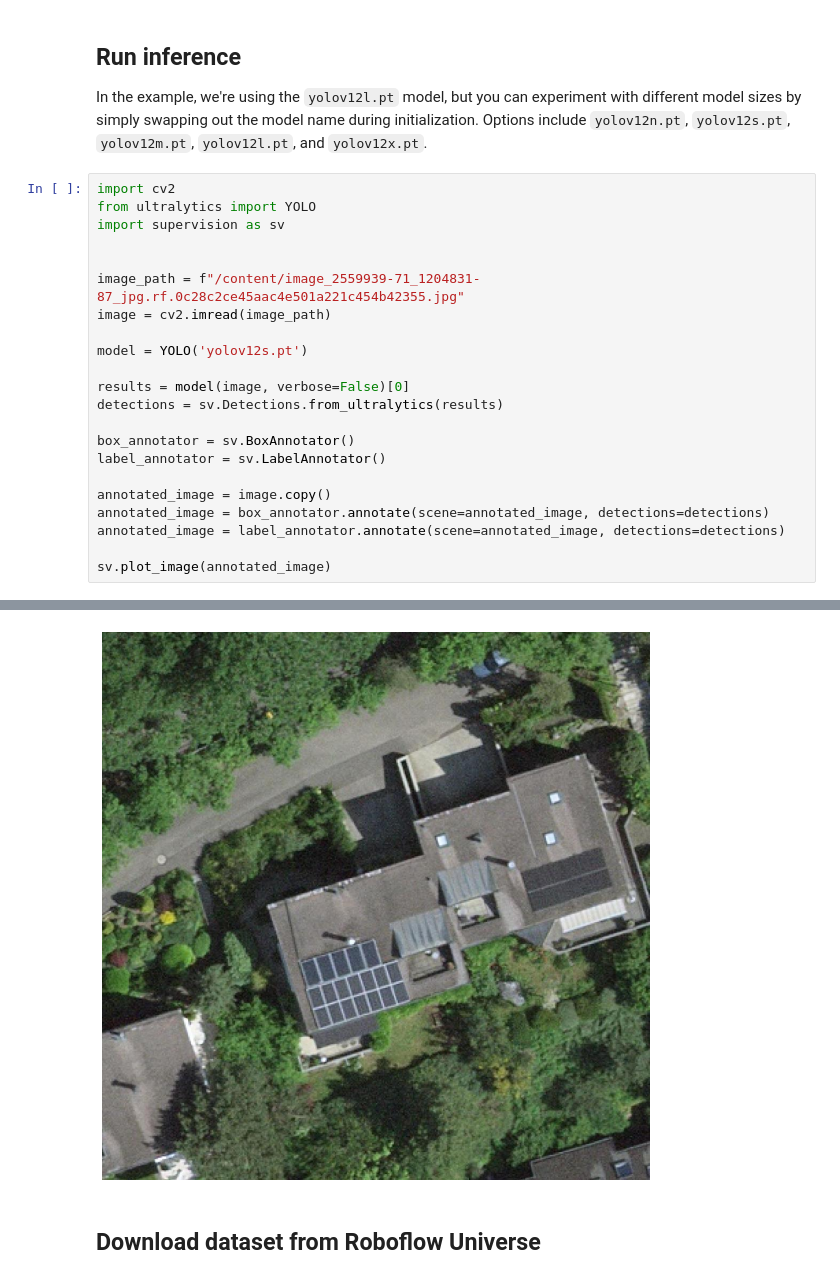
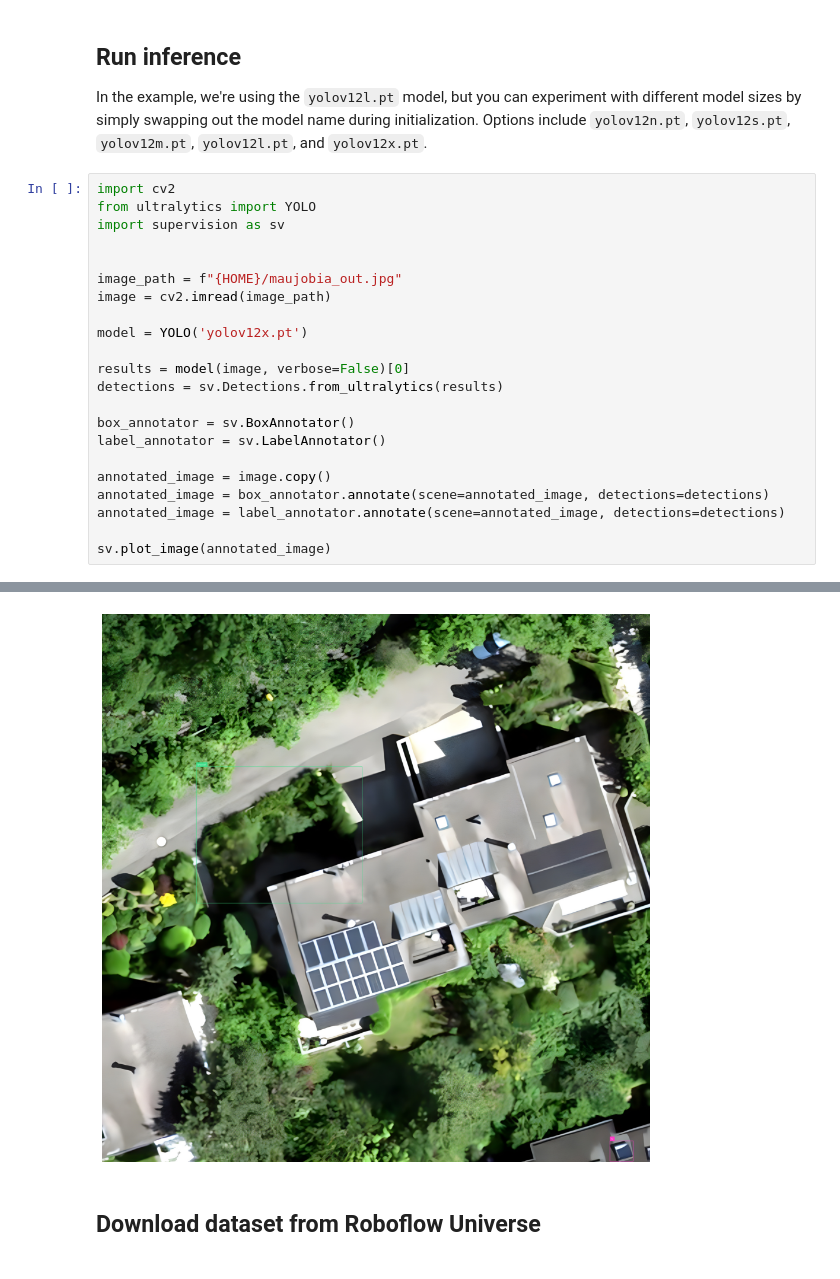
Before and after one commit to ssatouyev/SubsidiesCrawler, a Jupyter notebook: notebooks/train-yolov12-object-detection-model.ipynb, the cells around one changed output, grey strips where cells are left out. Cells and saved outputs as stored; diff of their text form.

```diff
--- a/notebooks/train-yolov12-object-detection-model.ipynb
+++ b/notebooks/train-yolov12-object-detection-model.ipynb
@@ -109,10 +137,10 @@ from ultralytics import YOLO
 import supervision as sv
 
 
-image_path = f"/content/image_2559939-71_1204831-87_jpg.rf.0c28c2ce45aac4e501a221c454b42355.jpg"
+image_path = f"{HOME}/maujobia_out.jpg"
 image = cv2.imread(image_path)
 
-model = YOLO('yolov12s.pt')
+model = YOLO('yolov12x.pt')
 
 results = model(image, verbose=False)[0]
 detections = sv.Detections.from_ultralytics(results)
@@ -130,4 +157,4 @@ Downloading https://github.com/sunsmarterjie/yolov12/releases/download/turbo/yol
-[figure, old version]
+[figure, new version]
 # %% [markdown]
 ## Download dataset from Roboflow Universe
 # %%
```
Also changed, not shown: parts of 11 cells of this notebook.
